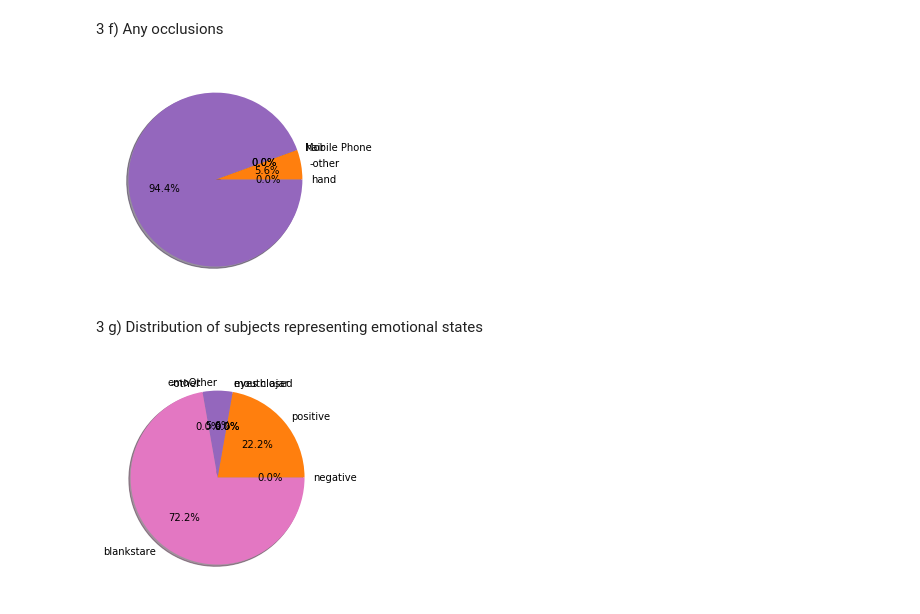
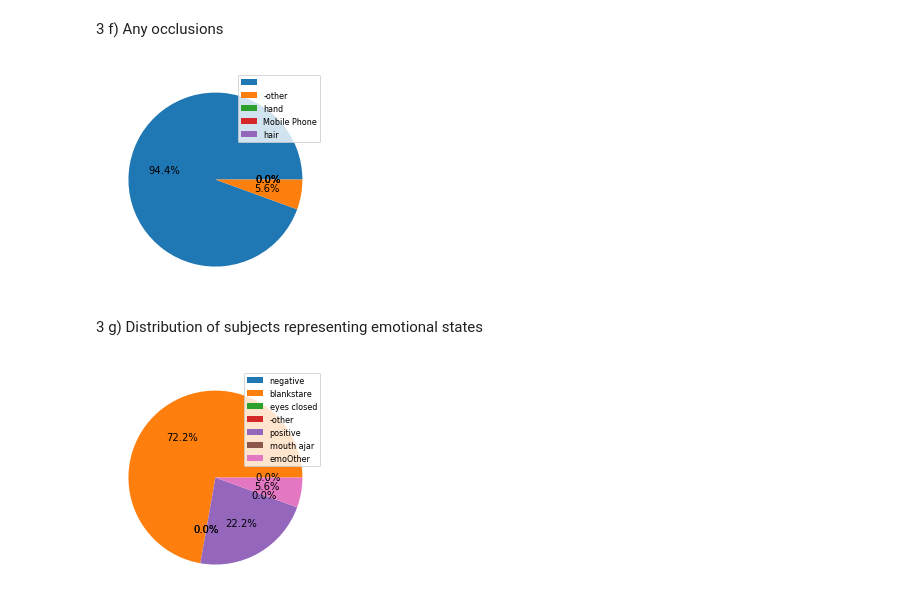
Before and after one commit to bkneis/PhotofaceDBExplorer, a Jupyter notebook: notebooks/PhotofaceDataExplorer.ipynb, the cells around one changed output. Drawn from its saved outputs; the diff is of its cells as text; code cells hidden in the pictures.

```diff
--- a/notebooks/PhotofaceDataExplorer.ipynb
+++ b/notebooks/PhotofaceDataExplorer.ipynb
@@ -141,13 +141,13 @@ plotHelper.plotPie(totals['quality'])
 3 f) Any occlusions
 # %%
 from util import plotHelper
-plotHelper.plotPie(totals['occlusion'])
+plotHelper.plotPie(totals['occlusion'], True)
 # %% [output]
-[figure, old version]
+[figure, new version]
 # %% [markdown]
 3 g) Distribution of subjects representing emotional states
 # %%
 from util import plotHelper
-plotHelper.plotPie(totals['emotion'])
+plotHelper.plotPie(totals['emotion'], True)
 # %% [output]
-[figure, old version]
+[figure, new version]
```
Also changed, not shown: parts of 5 cells of this notebook.
